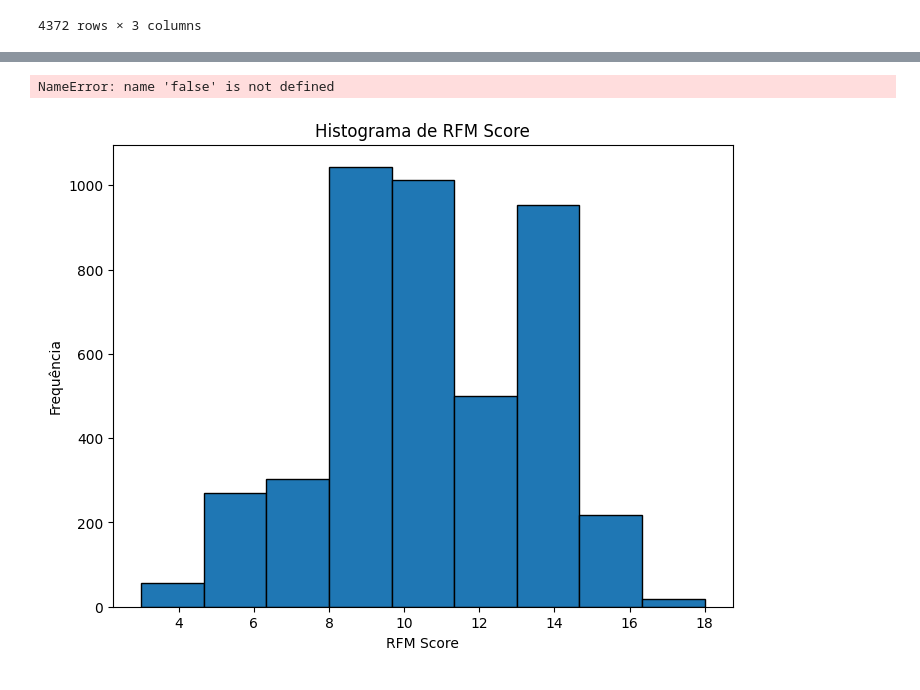
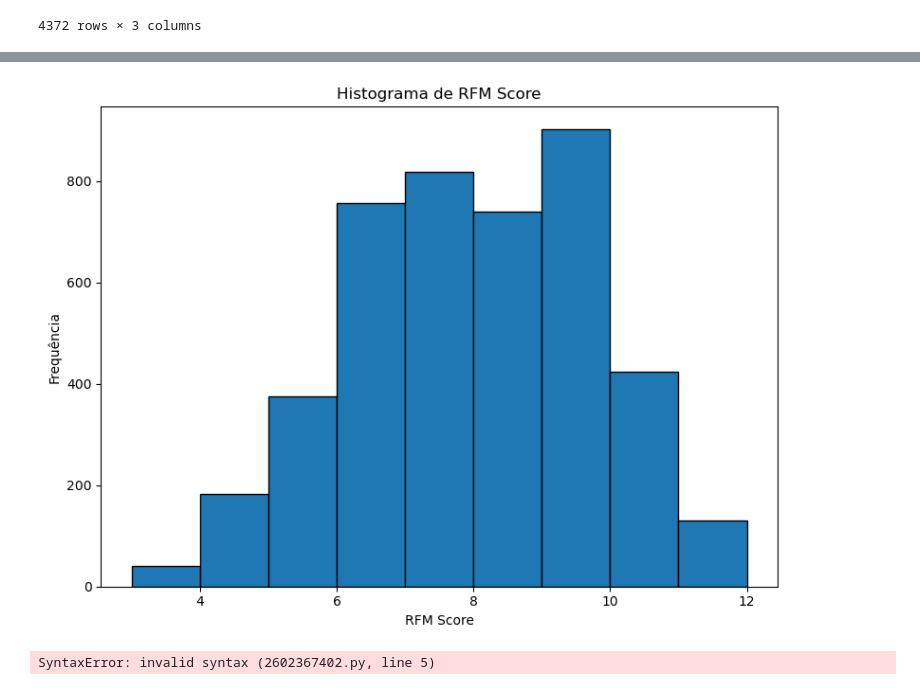
Before and after one commit to Gabrielhdsr/rfm_ecommerce, a Jupyter notebook: rfm_ecommerce.Ipynb, the cells around one changed output, grey strips where cells are left out. Cells and saved outputs as stored; diff of their text form; code cells hidden in the pictures.

Commit message:
Adição de categorias de cliente excel

```diff
--- a/rfm_ecommerce.Ipynb
+++ b/rfm_ecommerce.Ipynb
@@ -71,10 +71,10 @@ rfm
 | 18287.0 | 42 | 3 | 1837.28 |
 4372 rows × 3 columns
 # %%
-rfm['r_score'] = pd.qcut(rfm['Recency'], 6, labels = [1, 2, 3, 4, 5, 6])
-rfm['f_score'] = pd.qcut(rfm['Frequency'].rank(method = 'first'), 6, labels =[1, 2, 3, 4, 5, 6])
-rfm['m_score'] = pd.qcut(rfm['Monetary'], 6, labels =[1, 2, 3, 4, 5, 6])
+rfm['r_score'] = pd.qcut(rfm['Recency'], 4, labels = [1, 2, 3, 4])
+rfm['f_score'] = pd.qcut(rfm['Frequency'].rank(method = 'first'), 4, labels =[1, 2, 3, 4])
+rfm['m_score'] = pd.qcut(rfm['Monetary'], 4, labels =[1, 2, 3, 4])
 rfm['rfm_score_sum'] = (rfm['r_score'].astype(int) + rfm['f_score'].astype(int) + rfm['m_score'].astype(int))
 rfm['rfm_score'] = (rfm['r_score'].astype(str) + rfm['f_score'].astype(str) + rfm['m_score'].astype(str))
-rfm.head(50)
+rfm.head()
 # %% [output]
@@ -99,14 +88,22 @@ rfm.head(50)
 # %%
 
 # Plotar o histograma de rfm_score
 plt.figure(figsize=(8, 6))
 plt.hist(rfm['rfm_score_sum'], bins=9, edgecolor='black')  # Especifica 10 bins e cor das bordas
 plt.xlabel('RFM Score')
 plt.ylabel('Frequência')
 plt.title('Histograma de RFM Score')
-plt.grid(false)
+plt.grid(False)
 plt.tight_layout()
 plt.show()
 # %% [output]
-NameError: name 'false' is not defined
-[figure, old version]
+[figure, new version]
+# %%
+if (rfm['r_score'] == 4 & rfm['f_score'] == 1 & rfm['m_score'] <= 3):
+    return 'Recém-ativo'
+elif (rfm['r_score'] >= 3 & rfm['f_score'] >= 3):
+    return 'Clientes leais'
+elif (rfm['r_score'] >= 3 & rfm['f_score'] = 2):
+    return 'Clientes potenciais'
+# %% [output]
+SyntaxError: invalid syntax (2602367402.py, line 5)
```
Also changed, not shown: parts of 1 cell of this notebook, 1 other file.
